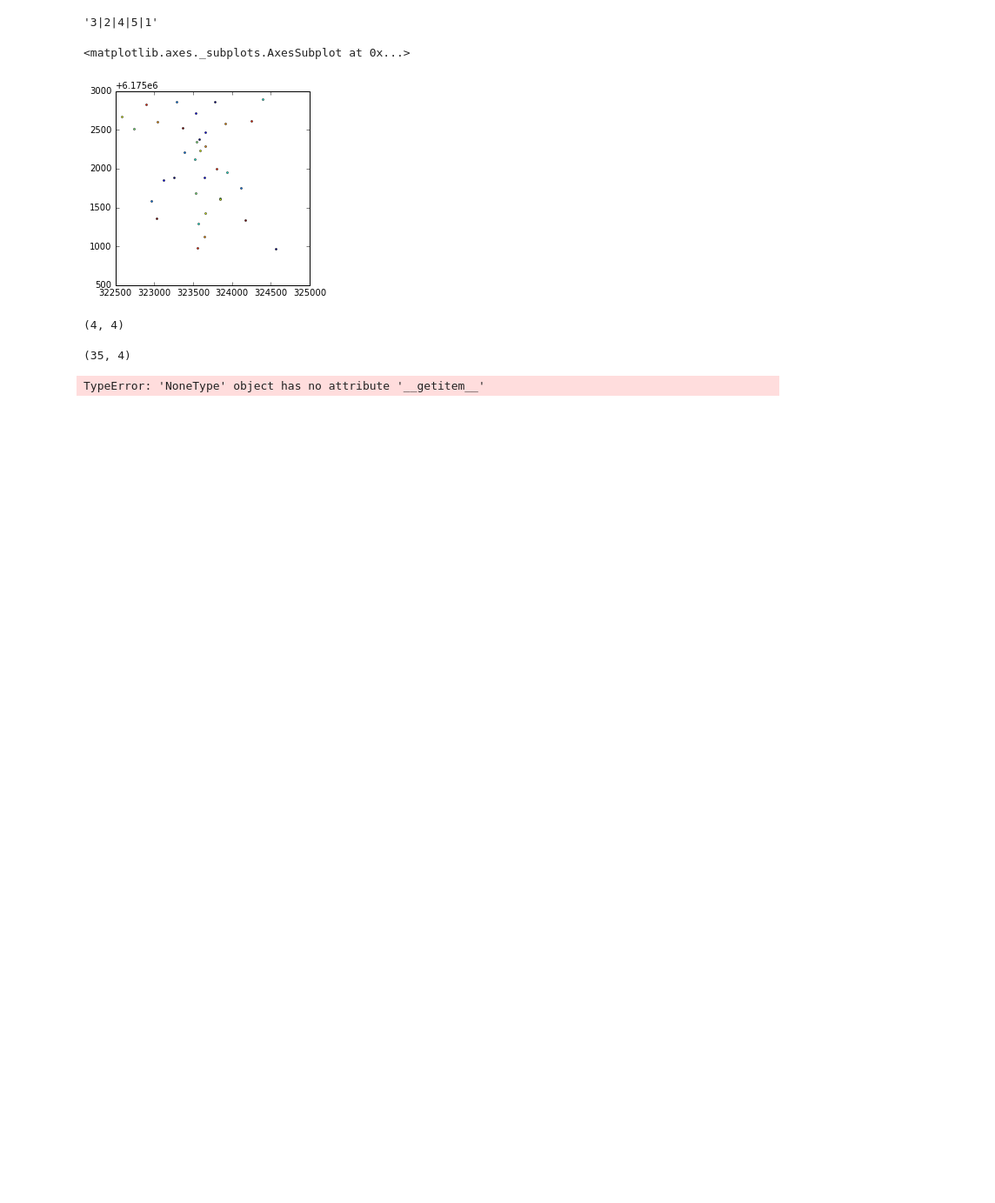
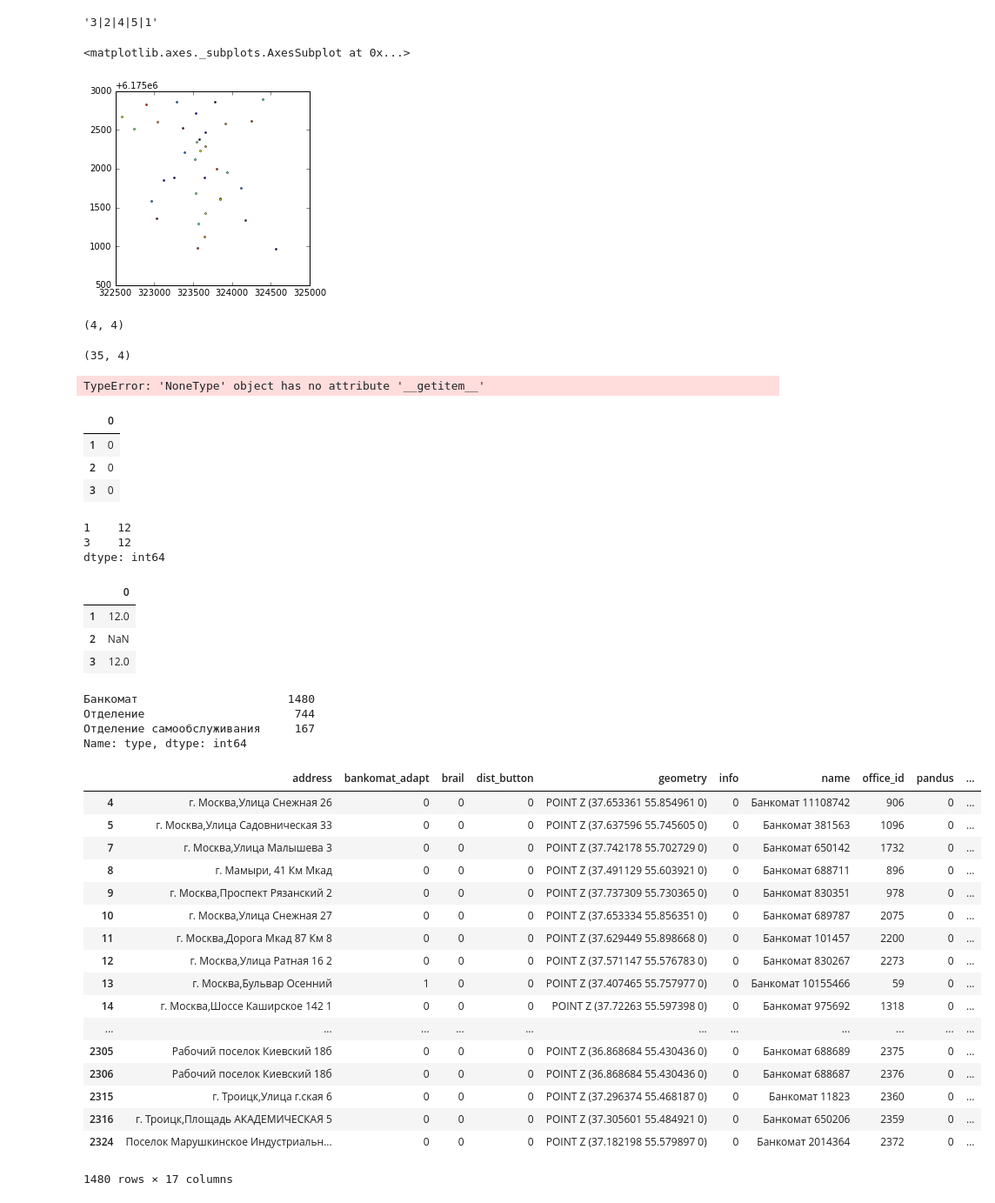
Before and after one commit to Casyfill/aventika2, a Jupyter notebook: jupyter_examples/3_Overal_check.ipynb, the cells around one changed output. Shown at 87% size. Drawn from its saved outputs; the diff is of its cells as text; code cells hidden in the pictures; blank space fills up the shorter version.

```diff
--- a/jupyter_examples/3_Overal_check.ipynb
+++ b/jupyter_examples/3_Overal_check.ipynb
@@ -123,3 +123,18 @@ reg.shape
 bid, score, r_score, foot_pois, stepless_pois, stepless_regs = iteration(1, buff, poi, reg, settings)
 # %% [output]
 TypeError: 'NoneType' object has no attribute '__getitem__'
+# %%
+z = pd.DataFrame(pd.Series({1:0, 2:0, 3:0}))
+z
+# %% [output]
+|  | 0 |
+| 1 | 0 |
+| 2 | 0 |
+| 3 | 0 |
+# %%
+y = pd.Series({1:12, 3:12})
+y
+# %% [output]
+1    12
+3    12
+dtype: int64
@@ -125,0 +143,39 @@ TypeError: 'NoneType' object has no attribute '__getitem__'
+# %%
+z
+# %% [output]
+|  | 0 |
+| 1 | 12.0 |
+| 2 | NaN |
+| 3 | 12.0 |
+# %%
+b = gp.read_file('../data/real/raw/banks.geojson')
+# %%
+b['type'].value_counts()
+# %% [output]
+Банкомат                      1480
+Отделение                      744
+Отделение самообслуживания     167
+Name: type, dtype: int64
+# %%
+bankomat_oids = b[b['type']==u'Банкомат']
+# %%
+bankomat_oids
+# %% [output]
+|  | address | bankomat_adapt | brail | dist_button | geometry | info | name | office_id | pandus | ... |
+| 4 | г. Москва,Улица Снежная 26 | 0 | 0 | 0 | POINT Z (37.653361 55.854961 0) | 0 | Банкомат 11108742 | 906 | 0 | ... |
+| 5 | г. Москва,Улица Садовническая 33 | 0 | 0 | 0 | POINT Z (37.637596 55.745605 0) | 0 | Банкомат 381563 | 1096 | 0 | ... |
+| 7 | г. Москва,Улица Малышева 3 | 0 | 0 | 0 | POINT Z (37.742178 55.702729 0) | 0 | Банкомат 650142 | 1732 | 0 | ... |
+| 8 | г. Мамыри, 41 Км Мкад | 0 | 0 | 0 | POINT Z (37.491129 55.603921 0) | 0 | Банкомат 688711 | 896 | 0 | ... |
+| 9 | г. Москва,Проспект Рязанский 2 | 0 | 0 | 0 | POINT Z (37.737309 55.730365 0) | 0 | Банкомат 830351 | 978 | 0 | ... |
+| 10 | г. Москва,Улица Снежная 27 | 0 | 0 | 0 | POINT Z (37.653334 55.856351 0) | 0 | Банкомат 689787 | 2075 | 0 | ... |
+| 11 | г. Москва,Дорога Мкад 87 Км 8 | 0 | 0 | 0 | POINT Z (37.629449 55.898668 0) | 0 | Банкомат 101457 | 2200 | 0 | ... |
+| 12 | г. Москва,Улица Ратная 16 2 | 0 | 0 | 0 | POINT Z (37.571147 55.576783 0) | 0 | Банкомат 830267 | 2273 | 0 | ... |
+| 13 | г. Москва,Бульвар Осенний | 1 | 0 | 0 | POINT Z (37.407465 55.757977 0) | 0 | Банкомат 10155466 | 59 | 0 | ... |
+| 14 | г. Москва,Шоссе Каширское 142 1 | 0 | 0 | 0 | POINT Z (37.72263 55.597398 0) | 0 | Банкомат 975692 | 1318 | 0 | ... |
+| ... | ... | ... | ... | ... | ... | ... | ... | ... | ... | ... |
+| 2305 | Рабочий поселок Киевский 18б | 0 | 0 | 0 | POINT Z (36.868684 55.430436 0) | 0 | Банкомат 688689 | 2375 | 0 | ... |
+| 2306 | Рабочий поселок Киевский 18б | 0 | 0 | 0 | POINT Z (36.868684 55.430436 0) | 0 | Банкомат 688687 | 2376 | 0 | ... |
+| 2315 | г. Троицк,Улица г.ская 6 | 0 | 0 | 0 | POINT Z (37.296374 55.468187 0) | 0 | Банкомат 11823 | 2360 | 0 | ... |
+| 2316 | г. Троицк,Площадь АКАДЕМИЧЕСКАЯ 5 | 0 | 0 | 0 | POINT Z (37.305601 55.484921 0) | 0 | Банкомат 650206 | 2359 | 0 | ... |
+| 2324 | Поселок Марушкинское Индустриальн... | 0 | 0 | 0 | POINT Z (37.182198 55.579897 0) | 0 | Банкомат 2014364 | 2372 | 0 | ... |
+1480 rows × 17 columns
```
Also changed, not shown: parts of 1 cell of this notebook, 3 other files.
